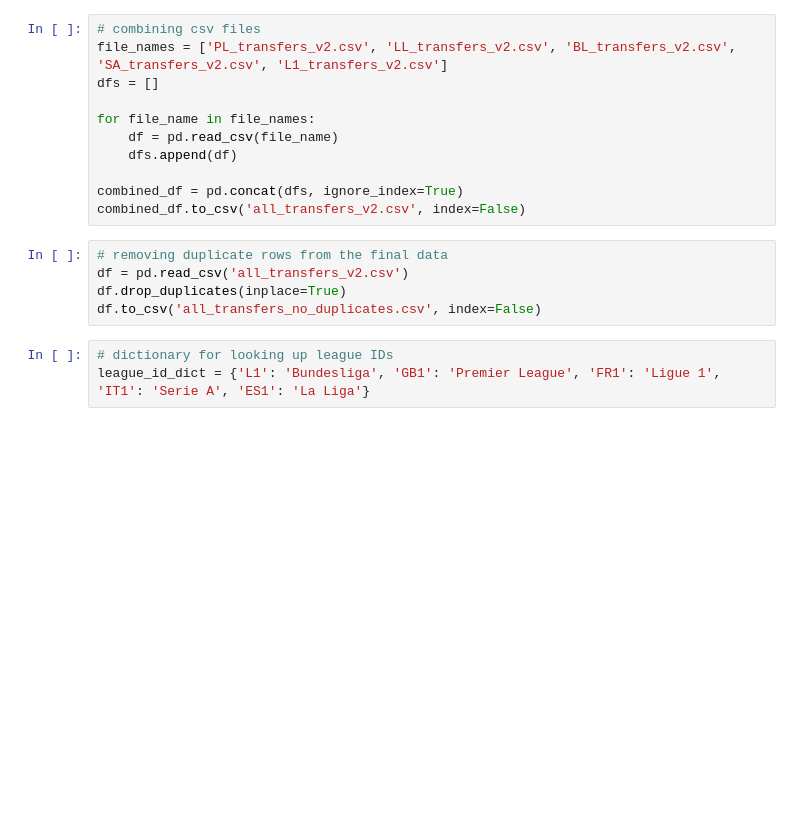
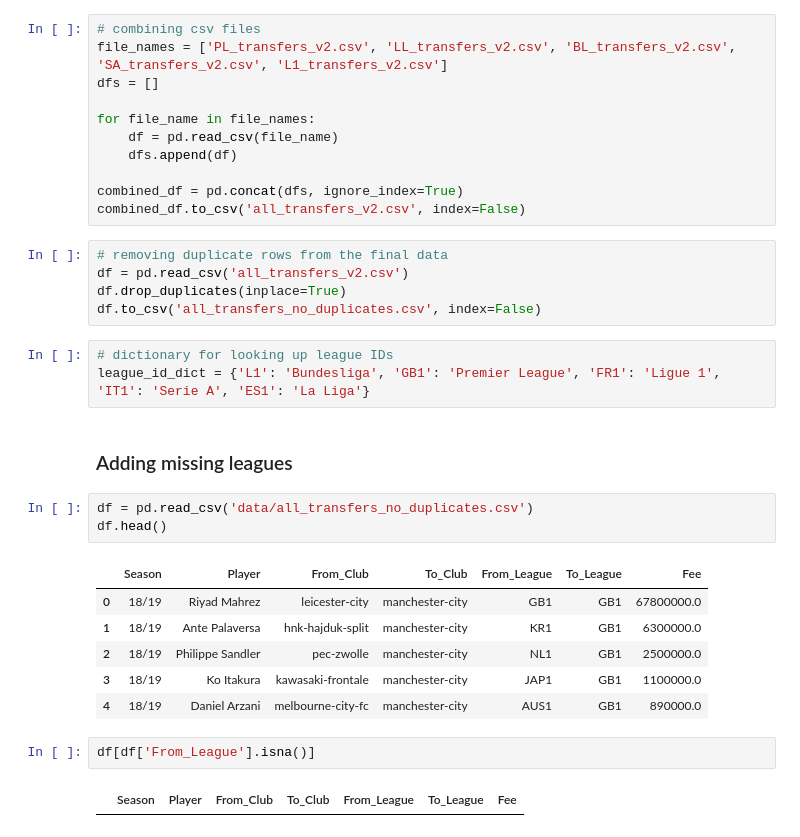
Before and after one commit to SebWae/football-transfer-data-viz, a Jupyter notebook: web_scraping_transfer_data.ipynb, the cells around one changed output. Drawn from its saved outputs; the diff is of its cells as text; blank space fills up the shorter version.

Commit message:
Added missing leagues

```diff
--- a/web_scraping_transfer_data.ipynb
+++ b/web_scraping_transfer_data.ipynb
@@ -369,3 +365,19 @@ df.to_csv('all_transfers_no_duplicates.csv', index=False)
 # %%
 # dictionary for looking up league IDs
 league_id_dict = {'L1': 'Bundesliga', 'GB1': 'Premier League', 'FR1': 'Ligue 1', 'IT1': 'Serie A', 'ES1': 'La Liga'}
+# %% [markdown]
+### Adding missing leagues
+# %%
+df = pd.read_csv('data/all_transfers_no_duplicates.csv')
+df.head()
+# %% [output]
+|  | Season | Player | From_Club | To_Club | From_League | To_League | Fee |
+| 0 | 18/19 | Riyad Mahrez | leicester-city | manchester-city | GB1 | GB1 | 67800000.0 |
+| 1 | 18/19 | Ante Palaversa | hnk-hajduk-split | manchester-city | KR1 | GB1 | 6300000.0 |
+| 2 | 18/19 | Philippe Sandler | pec-zwolle | manchester-city | NL1 | GB1 | 2500000.0 |
+| 3 | 18/19 | Ko Itakura | kawasaki-frontale | manchester-city | JAP1 | GB1 | 1100000.0 |
+| 4 | 18/19 | Daniel Arzani | melbourne-city-fc | manchester-city | AUS1 | GB1 | 890000.0 |
+# %%
+df[df['From_League'].isna()]
+# %% [output]
+|  | Season | Player | From_Club | To_Club | From_League | To_League | Fee |
```
Also changed, not shown: parts of 7 cells of this notebook, 2 other files.
